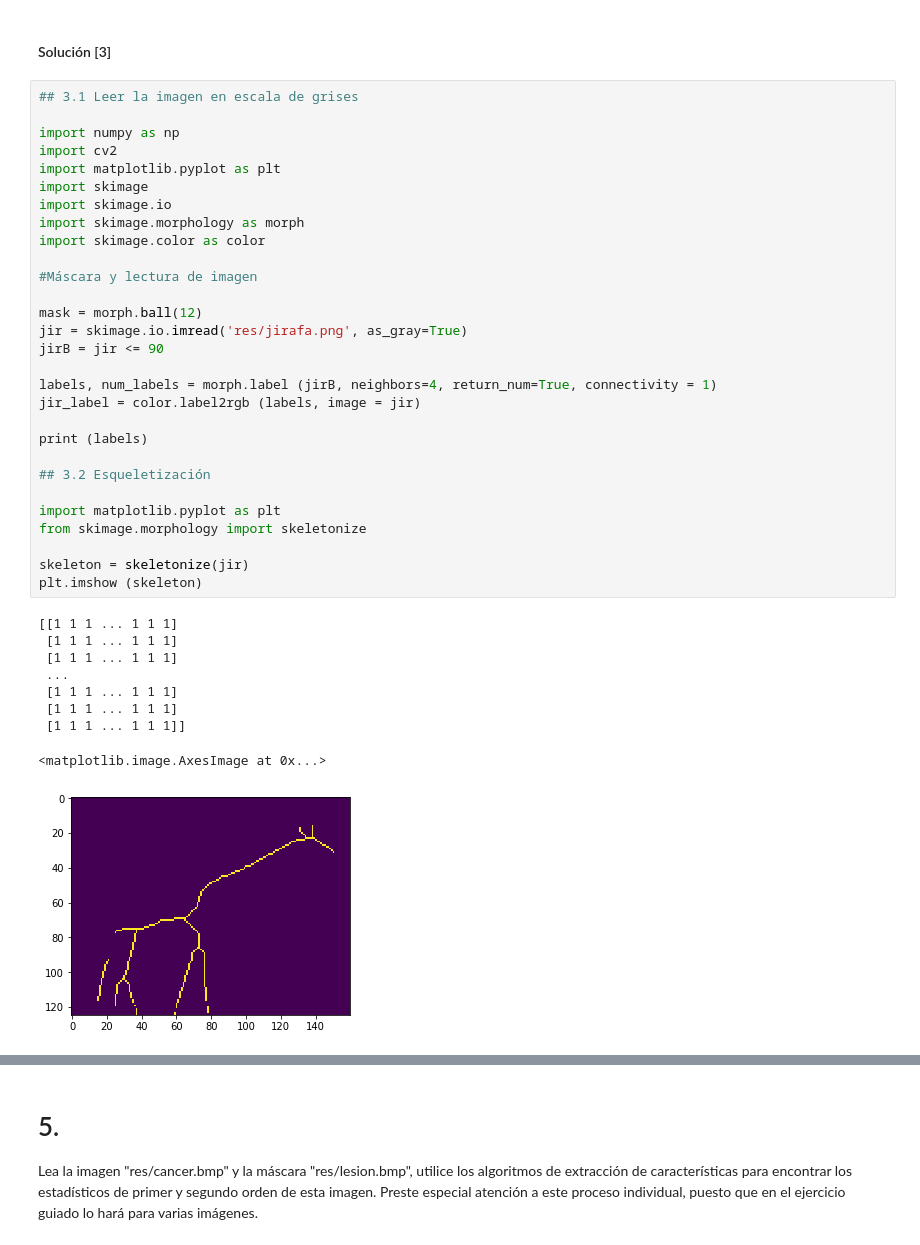
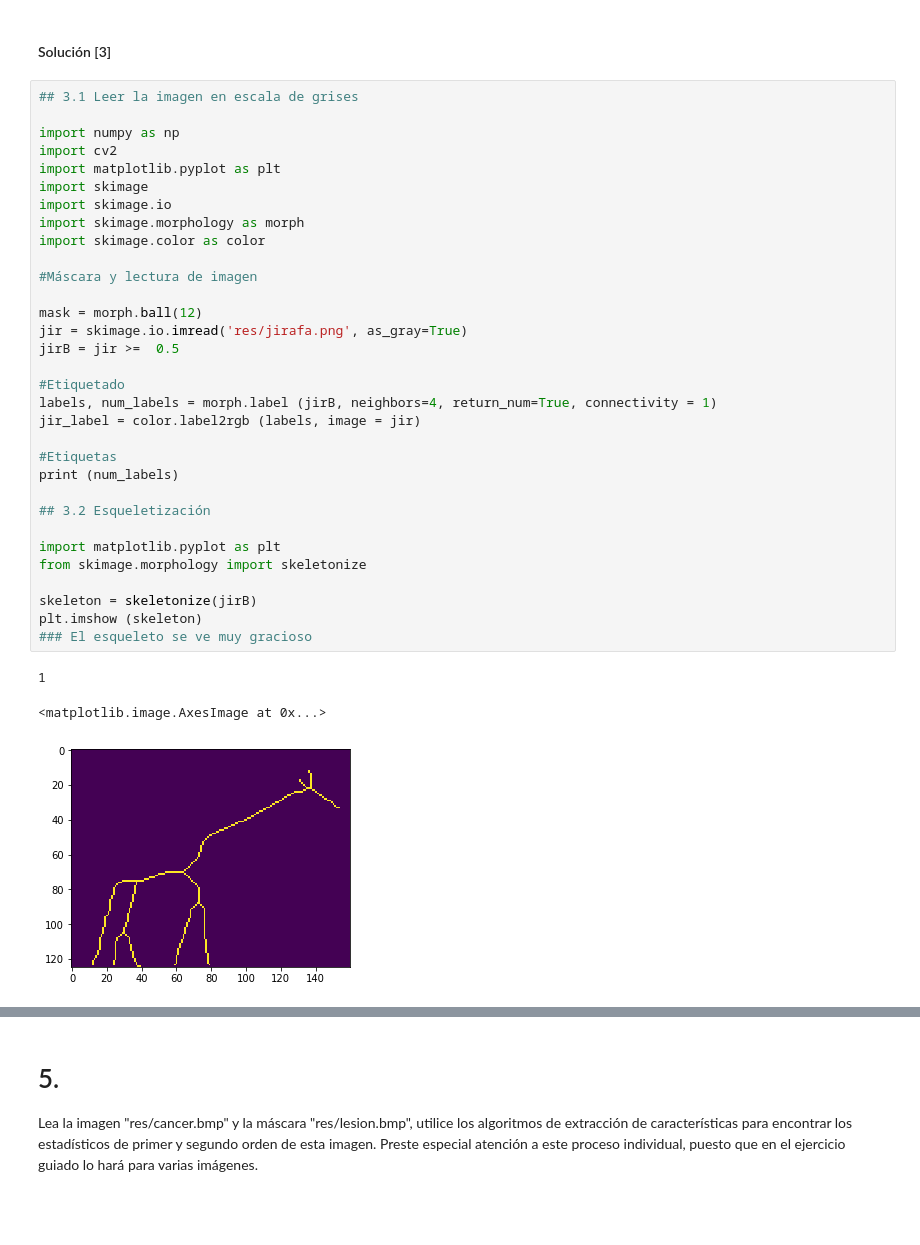
Before and after one commit to sanrestrepo98/Vision-Artificial-9, a Jupyter notebook: Practicas/Practica 5/Practica 5 Morfología y Extracción.ipynb, the cells around one changed output, grey strips where cells are left out. Cells and saved outputs as stored; diff of their text form; blank space fills up the shorter version.

```diff
--- a/Practicas/Practica 5/Practica 5 Morfología y Extracción.ipynb
+++ b/Practicas/Practica 5/Practica 5 Morfología y Extracción.ipynb
@@ -169,42 +169,39 @@ Imprima el número de etiquetas (Debe ser 1)
 # %%
 ## 3.1 Leer la imagen en escala de grises
 
 import numpy as np
 import cv2
 import matplotlib.pyplot as plt
 import skimage
 import skimage.io
 import skimage.morphology as morph
 import skimage.color as color
 
 #Máscara y lectura de imagen
 
 mask = morph.ball(12)
 jir = skimage.io.imread('res/jirafa.png', as_gray=True)
-jirB = jir <= 90
+jirB = jir >=  0.5
 
+#Etiquetado
 labels, num_labels = morph.label (jirB, neighbors=4, return_num=True, connectivity = 1)
 jir_label = color.label2rgb (labels, image = jir)
 
-print (labels)
+#Etiquetas
+print (num_labels)
 
 ## 3.2 Esqueletización
 
 import matplotlib.pyplot as plt
 from skimage.morphology import skeletonize
 
-skeleton = skeletonize(jir)
+skeleton = skeletonize(jirB)
 plt.imshow (skeleton)
+### El esqueleto se ve muy gracioso
 # %% [output]
-[[1 1 1 ... 1 1 1]
- [1 1 1 ... 1 1 1]
- [1 1 1 ... 1 1 1]
- ...
- [1 1 1 ... 1 1 1]
- [1 1 1 ... 1 1 1]
- [1 1 1 ... 1 1 1]]
+1
 <matplotlib.image.AxesImage at 0x...>
-[figure, old version]
+[figure, new version]
 # %% [markdown]
 # 4.
 
```
